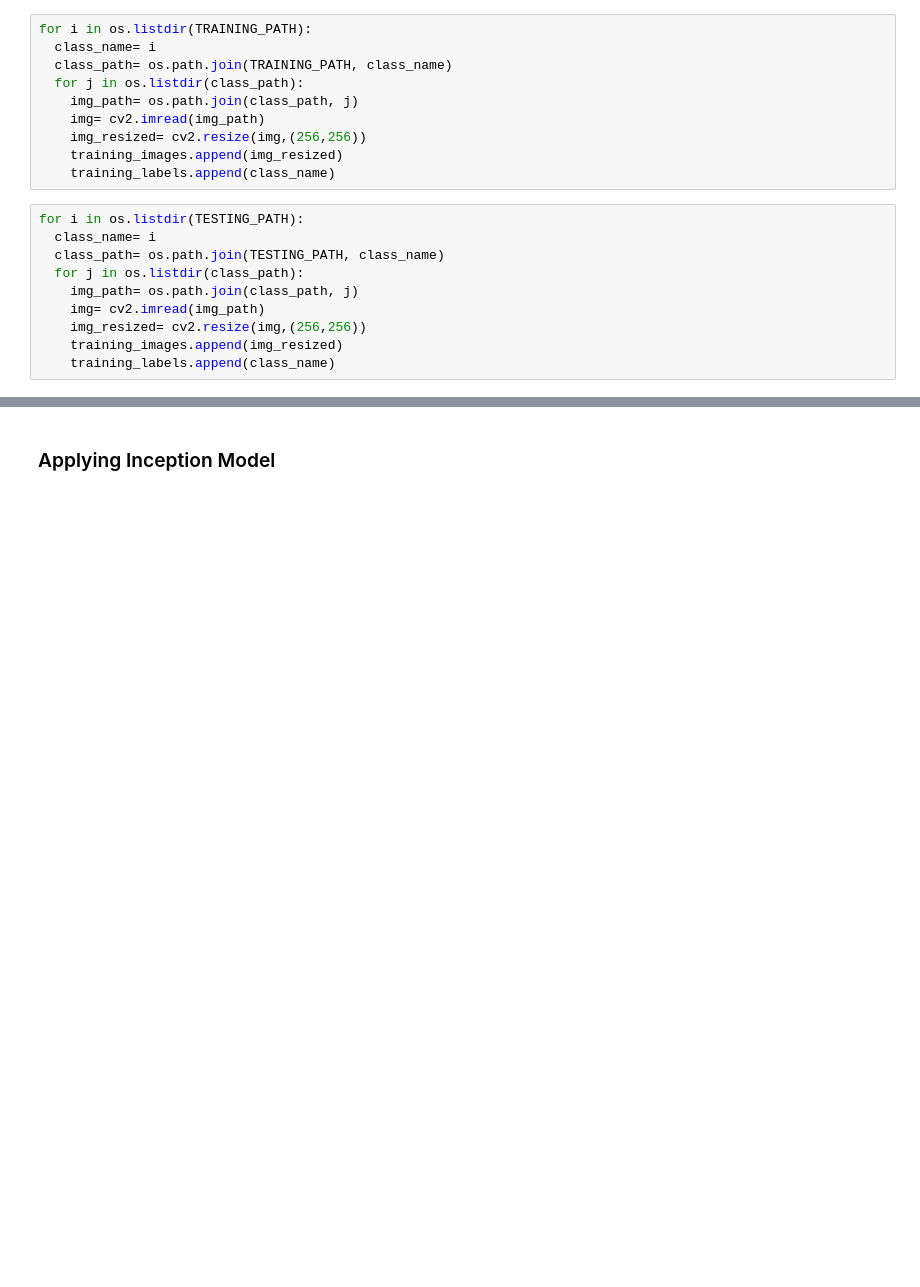
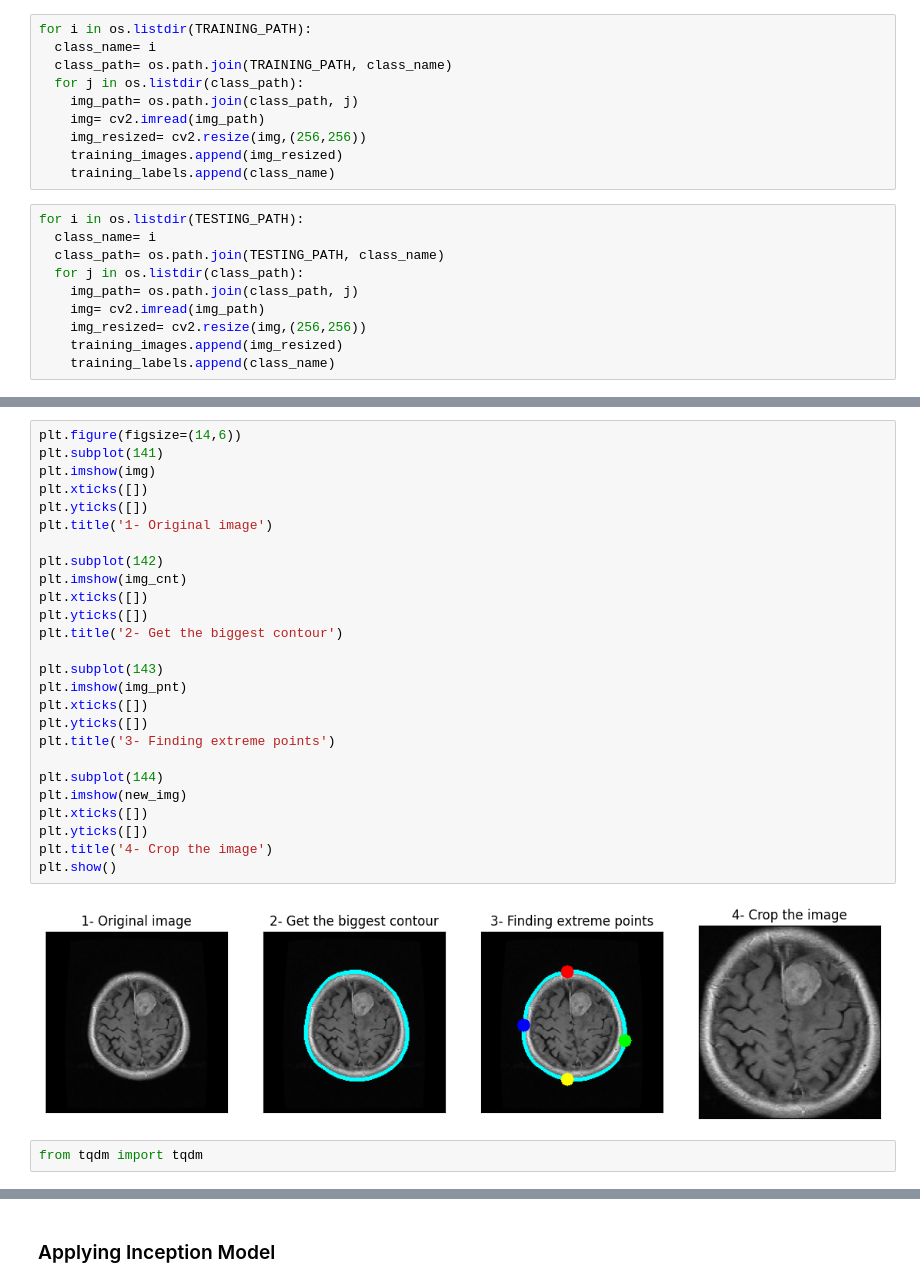
Before and after one commit to klperiwal/Brain-Tumour-Classification, a Jupyter notebook: brain_tumour_classification.ipynb, the cells around one changed output, grey strips where cells are left out. Saved outputs shown, nothing was run; the diff lists cells and outputs as text; blank space fills up the shorter version.

```diff
--- a/brain_tumour_classification.ipynb
+++ b/brain_tumour_classification.ipynb
@@ -61,0 +163,30 @@ training_labels= np.array(training_labels)
+# %%
+plt.figure(figsize=(14,6))
+plt.subplot(141)
+plt.imshow(img)
+plt.xticks([])
+plt.yticks([])
+plt.title('1- Original image')
+
+plt.subplot(142)
+plt.imshow(img_cnt)
+plt.xticks([])
+plt.yticks([])
+plt.title('2- Get the biggest contour')
+
+plt.subplot(143)
+plt.imshow(img_pnt)
+plt.xticks([])
+plt.yticks([])
+plt.title('3- Finding extreme points')
+
+plt.subplot(144)
+plt.imshow(new_img)
+plt.xticks([])
+plt.yticks([])
+plt.title('4- Crop the image')
+plt.show()
+# %% [output]
+[figure, added]
+# %%
+from tqdm import tqdm
```
Also changed, not shown: parts of 43 cells of this notebook, 1 other file.
